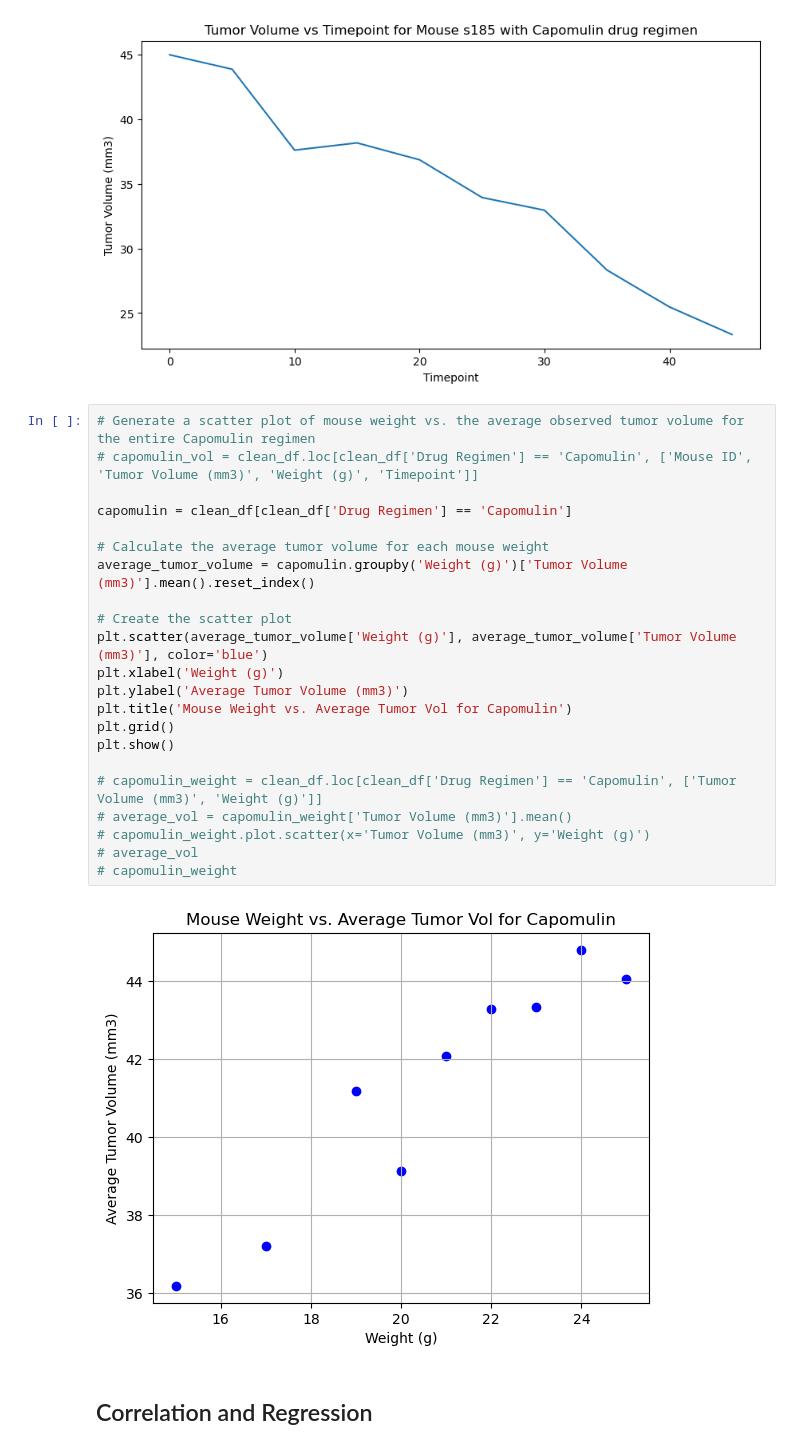
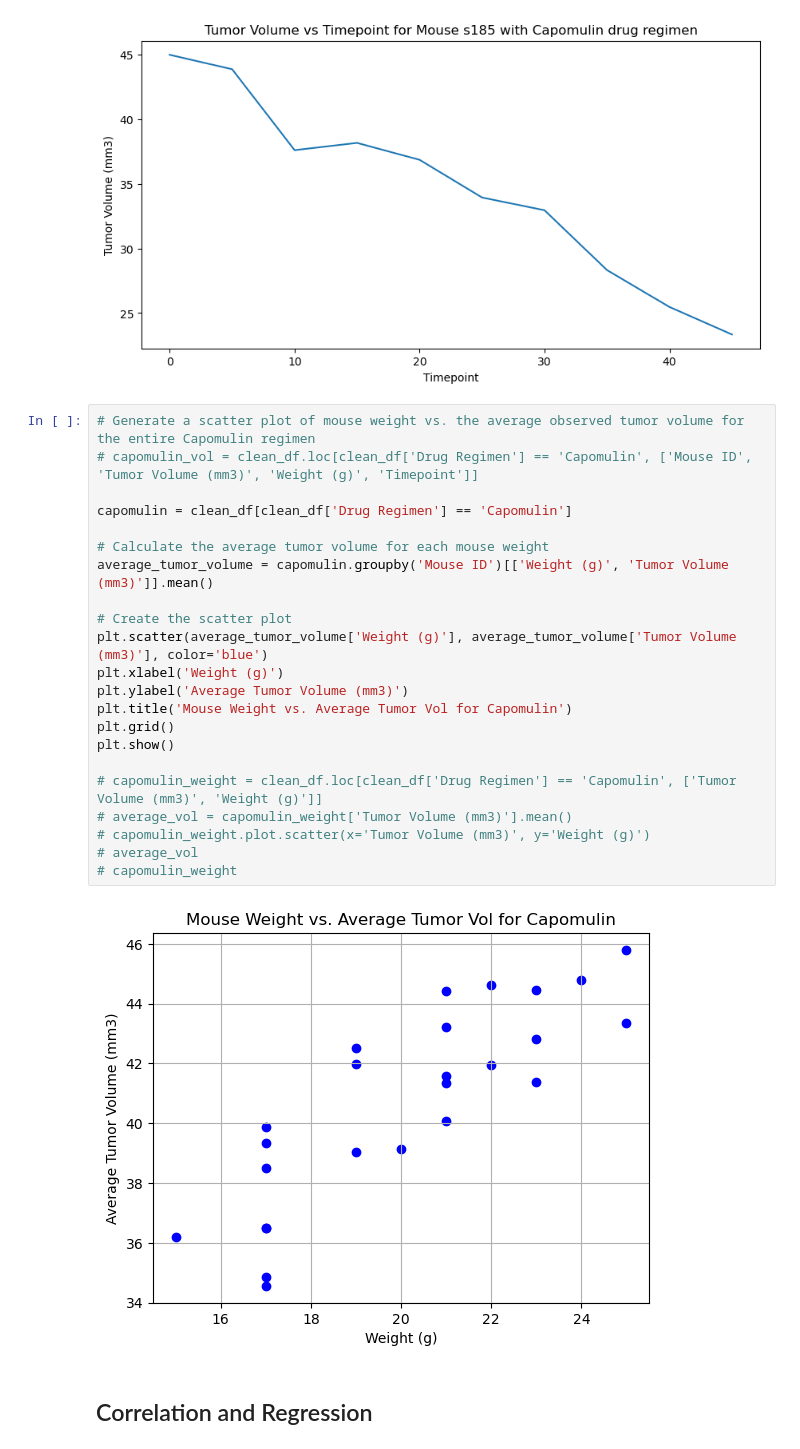
Before and after one commit to andrewplane/matplotlib_challenge, a Jupyter notebook: Pymaceuticals/main.ipynb, the cells around one changed output. Saved outputs shown, nothing was run; the diff lists cells and outputs as text.

```diff
--- a/Pymaceuticals/main.ipynb
+++ b/Pymaceuticals/main.ipynb
@@ -347,27 +339,27 @@ plt.show()
 # %%
 # Generate a scatter plot of mouse weight vs. the average observed tumor volume for the entire Capomulin regimen
 # capomulin_vol = clean_df.loc[clean_df['Drug Regimen'] == 'Capomulin', ['Mouse ID', 'Tumor Volume (mm3)', 'Weight (g)', 'Timepoint']]
 
 capomulin = clean_df[clean_df['Drug Regimen'] == 'Capomulin']
 
 # Calculate the average tumor volume for each mouse weight
-average_tumor_volume = capomulin.groupby('Weight (g)')['Tumor Volume (mm3)'].mean().reset_index()
+average_tumor_volume = capomulin.groupby('Mouse ID')[['Weight (g)', 'Tumor Volume (mm3)']].mean()
 
 # Create the scatter plot
 plt.scatter(average_tumor_volume['Weight (g)'], average_tumor_volume['Tumor Volume (mm3)'], color='blue')
 plt.xlabel('Weight (g)')
 plt.ylabel('Average Tumor Volume (mm3)')
 plt.title('Mouse Weight vs. Average Tumor Vol for Capomulin')
 plt.grid()
 plt.show()
 
 # capomulin_weight = clean_df.loc[clean_df['Drug Regimen'] == 'Capomulin', ['Tumor Volume (mm3)', 'Weight (g)']]
 # average_vol = capomulin_weight['Tumor Volume (mm3)'].mean()
 # capomulin_weight.plot.scatter(x='Tumor Volume (mm3)', y='Weight (g)')
 # average_vol
 # capomulin_weight
 # %% [output]
-[figure, old version]
+[figure, new version]
 # %% [markdown]
 ## Correlation and Regression
 # %%
```
Also changed, not shown: parts of 7 cells of this notebook.
